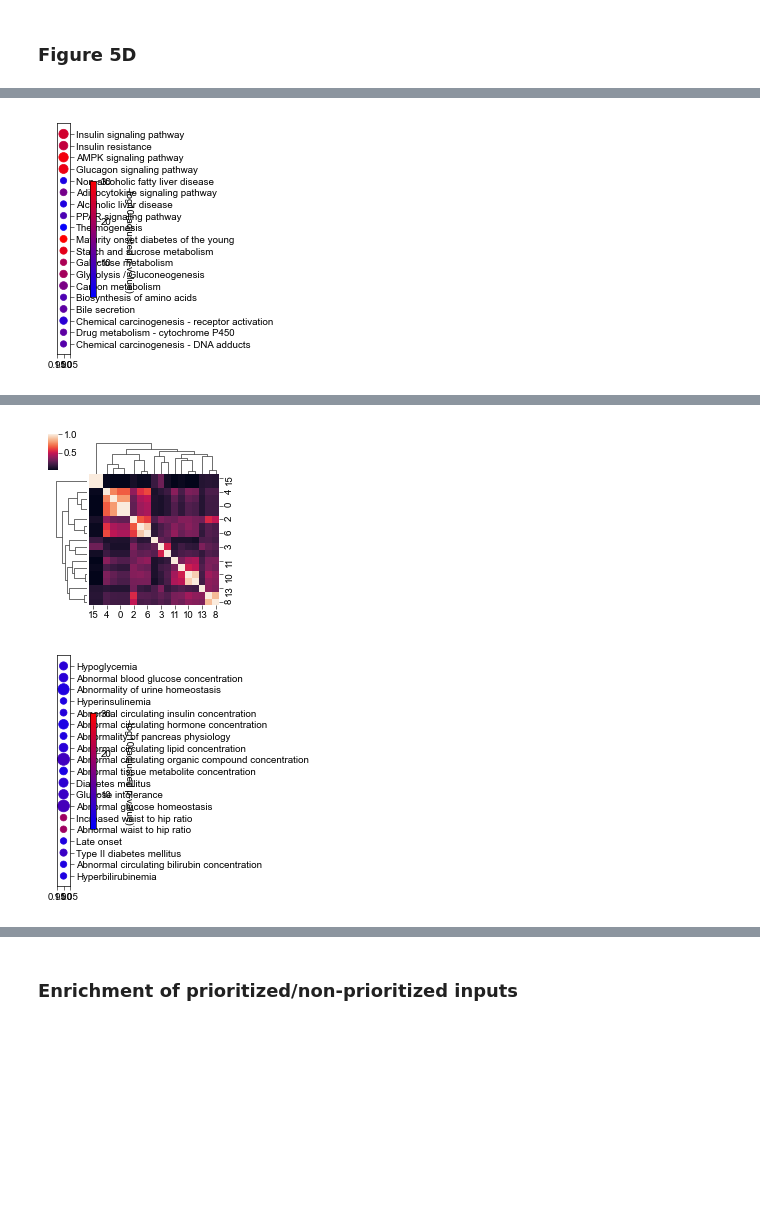
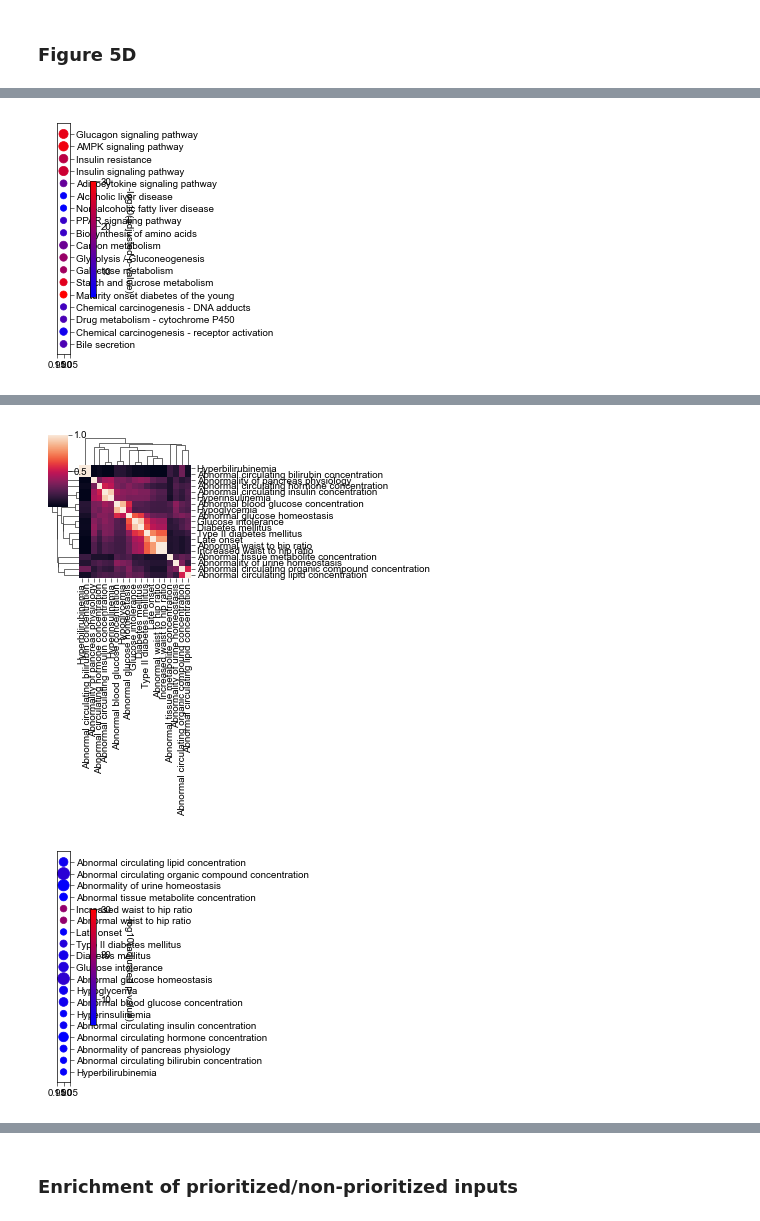
Before and after one commit to ShacharBavly/CARVA-focused, a Jupyter notebook: Notebooks/4B_FeatureAnalysis.ipynb, the cells around one changed output, grey strips where cells are left out. Saved outputs shown, nothing was run; the diff lists cells and outputs as text; code cells hidden in the pictures; blank space fills up the shorter version.

```diff
--- a/Notebooks/4B_FeatureAnalysis.ipynb
+++ b/Notebooks/4B_FeatureAnalysis.ipynb
@@ -1460,3 +1459,6 @@ hp_data.head()
+# %%
+kegg_data = kegg_data[kegg_data.adjusted_p_value< 5e-5]
+kegg_data = kegg_data.sort_values(by='adjusted_p_value')
 # %%
 term_sims = np.zeros((len(kegg_data), len(kegg_data)))
 intersection_sets = {}
@@ -1477,7 +1481,7 @@ import matplotlib as mpl
 _ = plt.figure(figsize=(0.5, 3))
 order = order[::-1]
 cmap_blended = sns.blend_palette(["blue", 'red'], as_cmap=True)
-norm = mpl.colors.Normalize(vmin=-1*np.log10(0.05), vmax=30)
+norm = mpl.colors.Normalize(vmin=-1*np.log10(5e-5), vmax=30)
 scatter = plt.scatter(
     x=np.ones_like(kegg_data.iloc[order]['term_name']),  # constant x to align vertically
     y=kegg_data.iloc[order]['term_name'],
@@ -1491,7 +1495,7 @@ cbar.set_label('-log10(adjusted p-value)', rotation=270, labelpad=15)
 plt.gca().yaxis.tick_right()
 plt.ylabel("")
 # %% [output]
-[figure, old version]
+[figure, new version]
 # %%
 kegg_data[kegg_data.term_name.isin(['AMPK signaling pathway', 'Glucagon signaling pathway', 'Insulin signaling pathway', 'Insulin resistance'])]
 # %% [output]
@@ -1513,16 +1517,19 @@ for i in tqdm(range(len(hp_data))):
     for j in range(i+1, len(hp_data)):
         term_sims[i, j] = len(intersection_sets[i].intersection(intersection_sets[j]))/len(intersection_sets[i].union(intersection_sets[j]))
         term_sims[j, i] = term_sims[i, j]
+# %%
+hp_sims = pd.DataFrame(term_sims, index=hp_data.term_name.values, columns=hp_data.term_name.values)
 # %%
-cg2 = sns.clustermap(term_sims, figsize=(2,2))
-order= cg2.dendrogram_row.reordered_ind#[4:] + cg.dendrogram_row.reordered_ind[:4]
+cg2 = sns.clustermap(hp_sims, figsize=(4,4), method='single')
+order= cg2.dendrogram_row.reordered_ind
 # %% [output]
-[figure, old version]
+[figure, new version]
 # %%
 import matplotlib as mpl
 
 cmap_blended = sns.blend_palette(["blue", 'red'], as_cmap=True)
-norm = mpl.colors.Normalize(vmin=-1*np.log10(0.05), vmax=30)
+norm = mpl.colors.Normalize(vmin=-1*np.log10(5e-5), vmax=30)
+order=order[::-1]
 _ = plt.figure(figsize=(0.5, 3))
 scatter = plt.scatter(
     x=np.ones_like(hp_data.iloc[order]['term_name']),  # constant x to align vertically
@@ -1537,7 +1544,7 @@ cbar.set_label('-log10(adjusted p-value)', rotation=270, labelpad=15)
 plt.gca().yaxis.tick_right()
 plt.ylabel("")
 # %% [output]
-[figure, old version]
+[figure, new version]
 # %%
 hp_data[hp_data.term_name.isin(['Increased waist to hip ratio', 'Type II diabetes mellitus'])]
 # %% [output]
```
Also changed, not shown: parts of 12 cells of this notebook, 6 other files.
